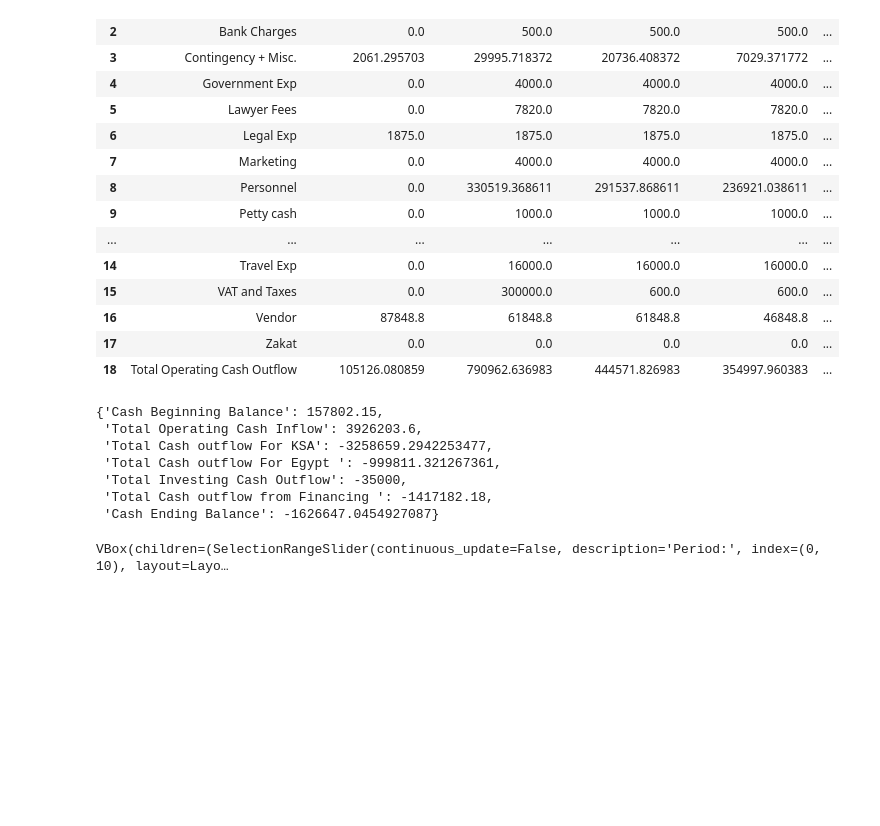
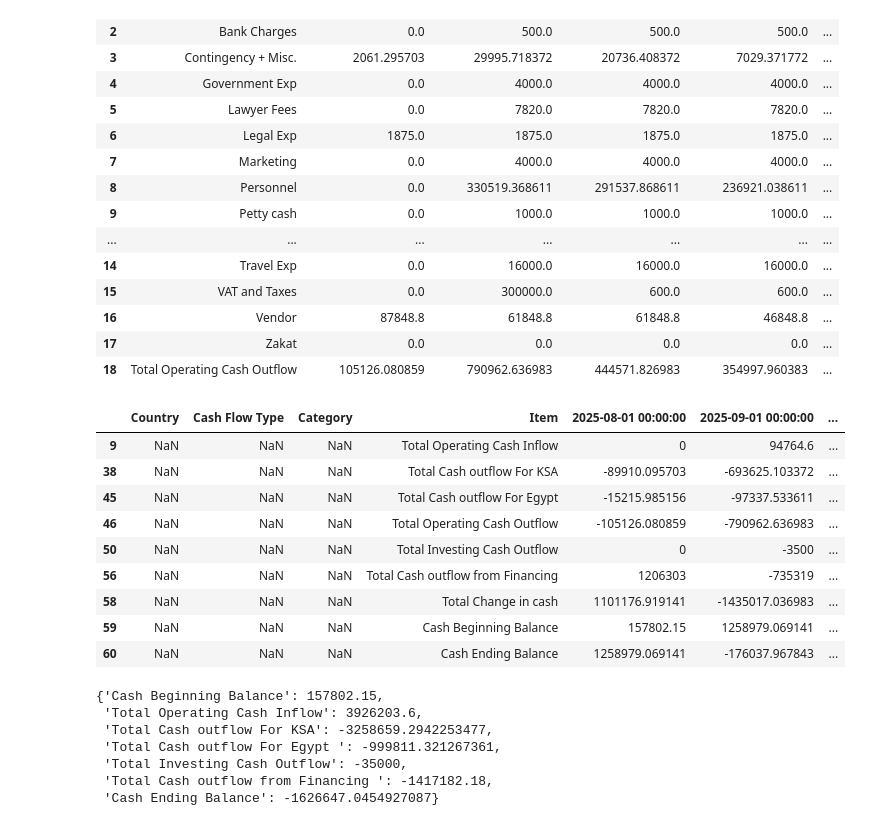
Before and after one commit to RafikSameh/Financial_dashboard_app, a Jupyter notebook: test_classes.ipynb, the cells around one changed output. Cells and saved outputs as stored; diff of their text form; code cells hidden in the pictures; blank space fills up the shorter version.

```diff
--- a/test_classes.ipynb
+++ b/test_classes.ipynb
@@ -46,6 +46,19 @@ Data.Cash_Flow_Forecast_Both
 | 16 | Vendor | 87848.8 | 61848.8 | 61848.8 | 46848.8 | ... |
 | 17 | Zakat | 0.0 | 0.0 | 0.0 | 0.0 | ... |
 | 18 | Total Operating Cash Outflow | 105126.080859 | 790962.636983 | 444571.826983 | 354997.960383 | ... |
+# %%
+Data.totals
+# %% [output]
+|  | Country | Cash Flow Type | Category | Item | 2025-08-01 00:00:00 | 2025-09-01 00:00:00 | ... |
+| 9 | NaN | NaN | NaN | Total Operating Cash Inflow | 0 | 94764.6 | ... |
+| 38 | NaN | NaN | NaN | Total Cash outflow For KSA | -89910.095703 | -693625.103372 | ... |
+| 45 | NaN | NaN | NaN | Total Cash outflow For Egypt | -15215.985156 | -97337.533611 | ... |
+| 46 | NaN | NaN | NaN | Total Operating Cash Outflow | -105126.080859 | -790962.636983 | ... |
+| 50 | NaN | NaN | NaN | Total Investing Cash Outflow | 0 | -3500 | ... |
+| 56 | NaN | NaN | NaN | Total Cash outflow from Financing | 1206303 | -735319 | ... |
+| 58 | NaN | NaN | NaN | Total Change in cash | 1101176.919141 | -1435017.036983 | ... |
+| 59 | NaN | NaN | NaN | Cash Beginning Balance | 157802.15 | 1258979.069141 | ... |
+| 60 | NaN | NaN | NaN | Cash Ending Balance | 1258979.069141 | -176037.967843 | ... |
 # %%
 Data.calculations_dict
 # %% [output]
@@ -60,7 +73,3 @@ Data.calculations_dict
 plots = plot_diagrams()
 # %%
 plots.waterfall_cash_movement_fig
-# %%
-plots.create_pie_and_bar_with_interactive_slider_fig
-# %% [output]
-VBox(children=(SelectionRangeSlider(continuous_update=False, description='Period:', index=(0, 10), layout=Layo…
```
Also changed, not shown: 5 other files.
